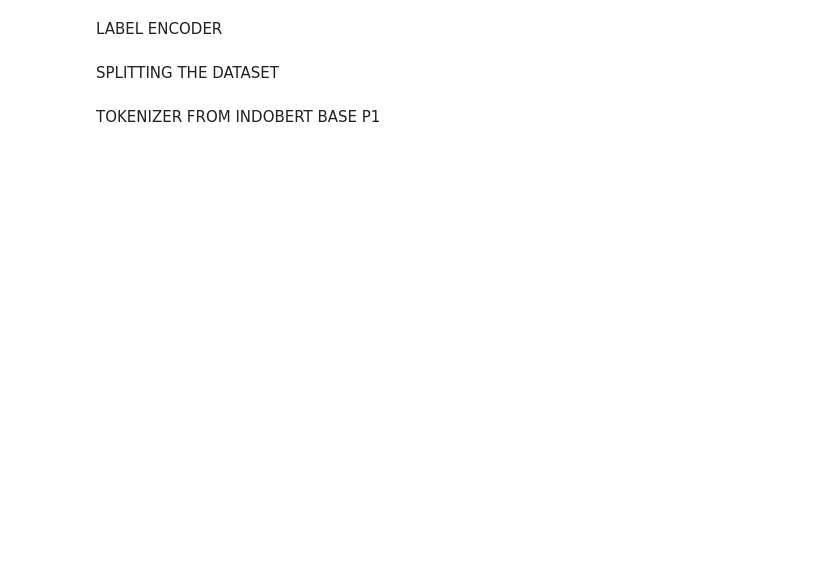
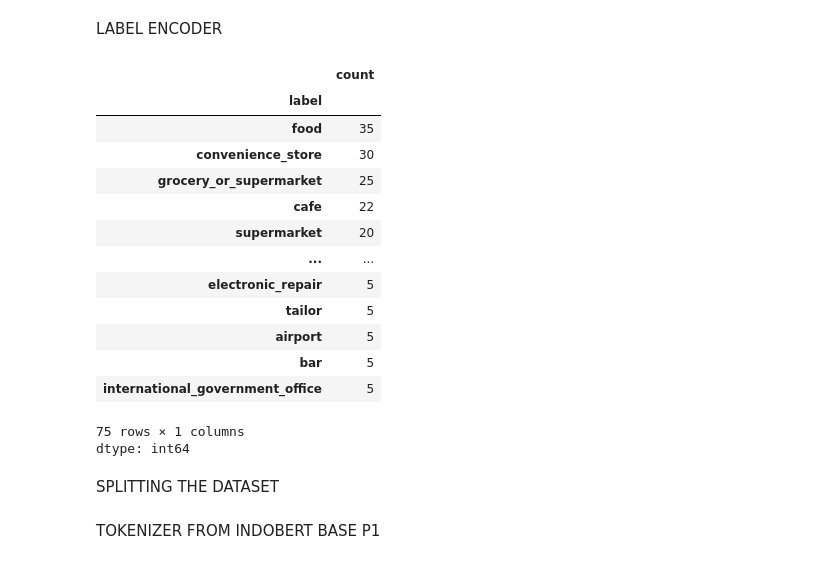
Before and after one commit to frysushi00/bizmap, a Jupyter notebook: SE_TL_FINAL_INDOBERT.ipynb, the cells around one changed output. Saved outputs shown, nothing was run; the diff lists cells and outputs as text; code cells hidden in the pictures; blank space fills up the shorter version.

```diff
--- a/SE_TL_FINAL_INDOBERT.ipynb
+++ b/SE_TL_FINAL_INDOBERT.ipynb
@@ -30,5 +30,5 @@ device = torch.device("cuda" if torch.cuda.is_available() else "cpu")
 # %% [markdown]
 ###DATASET PREPARATIONS
 # %%
-df = pd.read_excel("/content/drive/MyDrive/corpus_se.xlsx")
+df = pd.read_excel("/content/drive/MyDrive/BPS_PROJECT/PRE-PROCESSED/corpus_se.xlsx")
 df = df.dropna(subset=["query", "label"])
@@ -35,5 +56,23 @@ df = df.dropna(subset=["query", "label"])
 # %% [markdown]
 LABEL ENCODER
+# %%
+df['label'].value_counts()
+# %% [output]
+|  | count |
+| label |  |
+| food | 35 |
+| convenience_store | 30 |
+| grocery_or_supermarket | 25 |
+| cafe | 22 |
+| supermarket | 20 |
+| ... | ... |
+| electronic_repair | 5 |
+| tailor | 5 |
+| airport | 5 |
+| bar | 5 |
+| international_government_office | 5 |
+75 rows × 1 columns
+dtype: int64
 # %%
 label_encoder = LabelEncoder()
 df['label_enc'] = label_encoder.fit_transform(df['label'])
```
Also changed, not shown: parts of 29 cells of this notebook, 2 other files.
